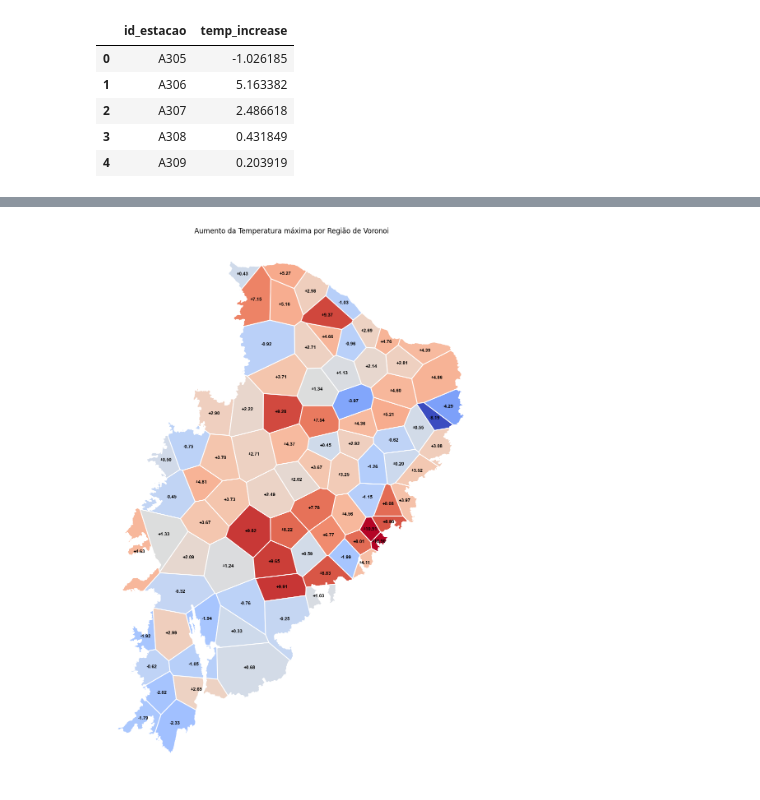
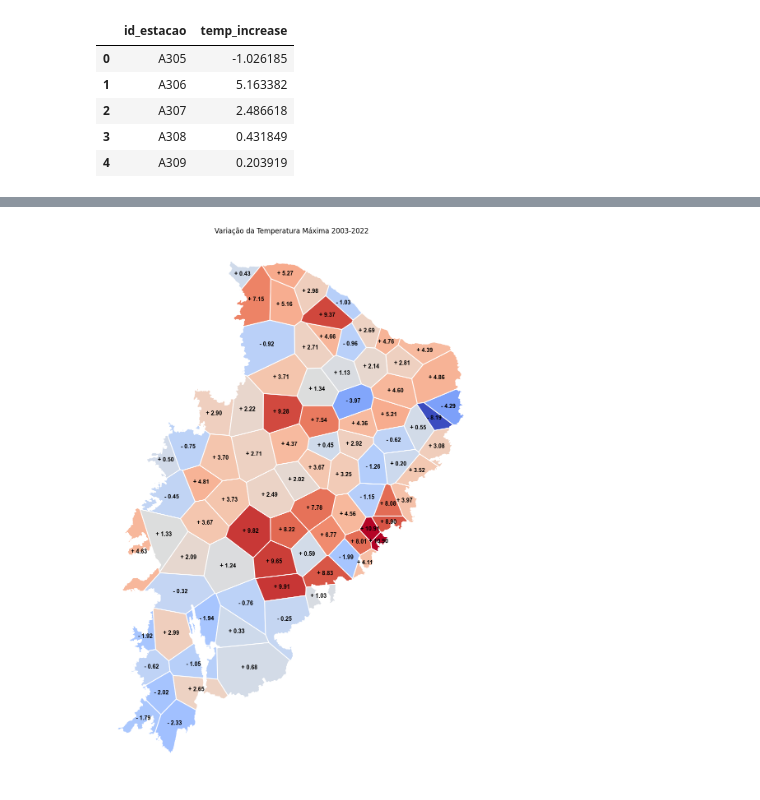
Before and after one commit to ArthurrCr/Projeto_PDI_, a Jupyter notebook: notebooks/graficos.ipynb, the cells around one changed output, grey strips where cells are left out. Cells and saved outputs as stored; diff of their text form; code cells hidden in the pictures.

```diff
--- a/notebooks/graficos.ipynb
+++ b/notebooks/graficos.ipynb
@@ -90,6 +124,12 @@ plt.show()
 temp_increase = combined_data.groupby('id_estacao').apply(lambda x: x[x['ano'] == x['ano'].max()]['temperatura_max'].mean() - x[x['ano'] == x['ano'].min()]['temperatura_max'].mean())
 temp_increase = temp_increase.reset_index()
 temp_increase.columns = ['id_estacao', 'temp_increase']
+
+# Verificar se a coluna 'id_estacao' existe no GeoDataFrame
+if 'id_estacao' in gdf_voronoi.columns:
+    # Adicionar a coluna 'temp_increase' ao GeoDataFrame
+    gdf_voronoi_temp = gdf_voronoi.merge(temp_increase, on='id_estacao', how='left')
+
 temp_increase.head()
 # %% [output]
 |  | id_estacao | temp_increase |
@@ -101,20 +159,20 @@ temp_increase.head()
 # %%
 # Visualizar o mapa com bordas mais grossas e adicionar + ou - com a temperatura
 fig, ax = plt.subplots(1, 1, figsize=(12, 24))
 
 # Adicionando espessura às bordas das regiões
-gdf_voronoi.plot(column='temp_increase', ax=ax, cmap='coolwarm', edgecolor='white', linewidth=1.5)
+gdf_voronoi_temp.plot(column='temp_increase', ax=ax, cmap='coolwarm', edgecolor='white', linewidth=1.5)
 
 # Adicionar + e - com a temperatura em cada região
-for idx, row in gdf_voronoi.iterrows():
+for idx, row in gdf_voronoi_temp.iterrows():
     x, y = row['geometry'].centroid.x, row['geometry'].centroid.y
     temp_change = row['temp_increase']
-    symbol = '+' if temp_change > 0 else '-'
-    ax.text(x, y, f"{symbol}{abs(temp_change):.2f}", ha='center', va='center', fontsize=8, fontname='Arial', fontweight='bold', color='black')
+    symbol = '+ ' if temp_change > 0 else '- '
+    ax.text(x, y, f"{symbol}{abs(temp_change):.2f}", ha='center', va='center', fontsize=10, fontname='Arial', fontweight='bold', color='black')
 
 # Remover bordas externas do plot
 ax.set_axis_off()
-ax.set_title('Aumento da Temperatura máxima por Região de Voronoi')
+ax.set_title('Variação da Temperatura Máxima 2003-2022')
 plt.show()
 # %% [output]
-[figure, old version]
+[figure, new version]
```
Also changed, not shown: parts of 27 cells of this notebook, 5 other files.
